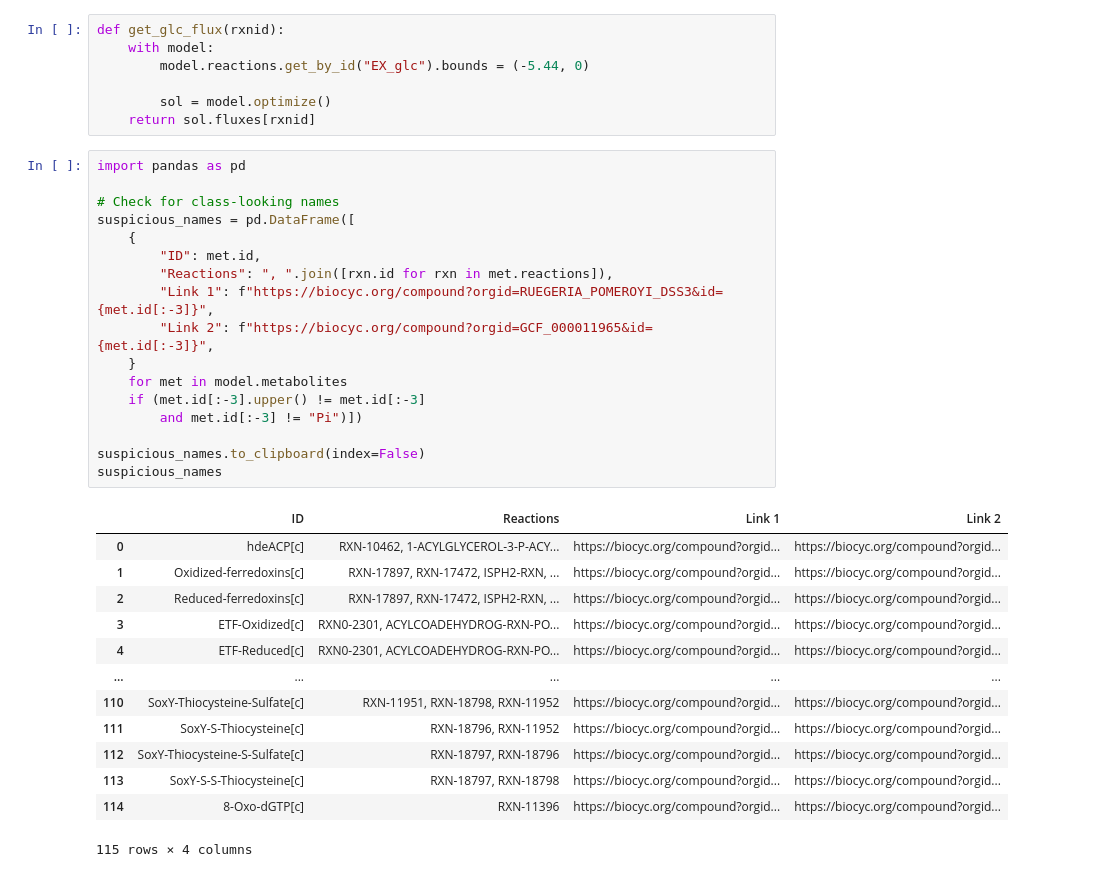
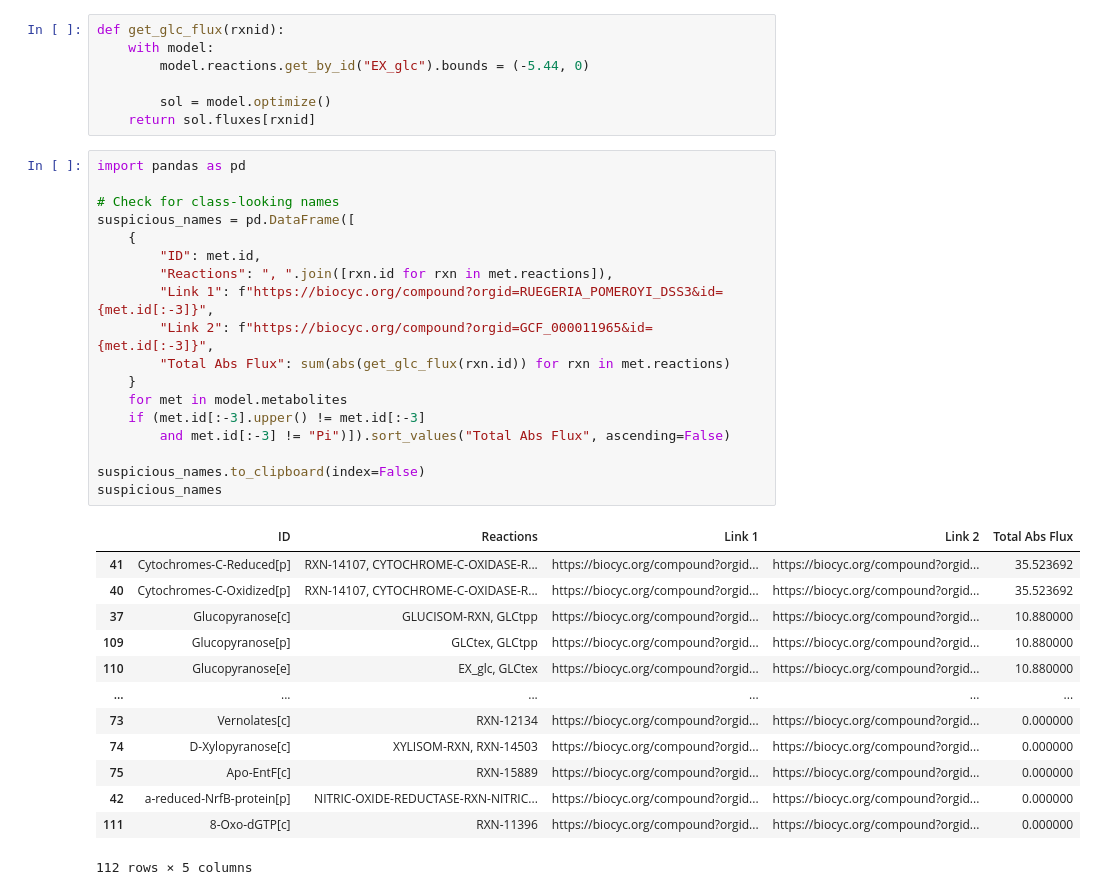
Before and after one commit to C-CoMP-STC/rpom-fba, a Jupyter notebook: notebooks/duplicates.ipynb, the cells around one changed output. Saved outputs shown, nothing was run; the diff lists cells and outputs as text.

```diff
--- a/notebooks/duplicates.ipynb
+++ b/notebooks/duplicates.ipynb
@@ -28,34 +34,35 @@ def get_glc_flux(rxnid):
 # %%
 import pandas as pd
 
 # Check for class-looking names
 suspicious_names = pd.DataFrame([
     {
         "ID": met.id,
         "Reactions": ", ".join([rxn.id for rxn in met.reactions]),
         "Link 1": f"https://biocyc.org/compound?orgid=RUEGERIA_POMEROYI_DSS3&id={met.id[:-3]}",
         "Link 2": f"https://biocyc.org/compound?orgid=GCF_000011965&id={met.id[:-3]}",
+        "Total Abs Flux": sum(abs(get_glc_flux(rxn.id)) for rxn in met.reactions)
     }
     for met in model.metabolites
     if (met.id[:-3].upper() != met.id[:-3]
-        and met.id[:-3] != "Pi")])
+        and met.id[:-3] != "Pi")]).sort_values("Total Abs Flux", ascending=False)
 
 suspicious_names.to_clipboard(index=False)
 suspicious_names
 # %% [output]
-|  | ID | Reactions | Link 1 | Link 2 |
-| 0 | hdeACP[c] | RXN-10462, 1-ACYLGLYCEROL-3-P-ACY... | https://biocyc.org/compound?orgid... | https://biocyc.org/compound?orgid... |
-| 1 | Oxidized-ferredoxins[c] | RXN-17897, RXN-17472, ISPH2-RXN, ... | https://biocyc.org/compound?orgid... | https://biocyc.org/compound?orgid... |
-| 2 | Reduced-ferredoxins[c] | RXN-17897, RXN-17472, ISPH2-RXN, ... | https://biocyc.org/compound?orgid... | https://biocyc.org/compound?orgid... |
-| 3 | ETF-Oxidized[c] | RXN0-2301, ACYLCOADEHYDROG-RXN-PO... | https://biocyc.org/compound?orgid... | https://biocyc.org/compound?orgid... |
-| 4 | ETF-Reduced[c] | RXN0-2301, ACYLCOADEHYDROG-RXN-PO... | https://biocyc.org/compound?orgid... | https://biocyc.org/compound?orgid... |
-| ... | ... | ... | ... | ... |
-| 110 | SoxY-Thiocysteine-Sulfate[c] | RXN-11951, RXN-18798, RXN-11952 | https://biocyc.org/compound?orgid... | https://biocyc.org/compound?orgid... |
-| 111 | SoxY-S-Thiocysteine[c] | RXN-18796, RXN-11952 | https://biocyc.org/compound?orgid... | https://biocyc.org/compound?orgid... |
-| 112 | SoxY-Thiocysteine-S-Sulfate[c] | RXN-18797, RXN-18796 | https://biocyc.org/compound?orgid... | https://biocyc.org/compound?orgid... |
-| 113 | SoxY-S-S-Thiocysteine[c] | RXN-18797, RXN-18798 | https://biocyc.org/compound?orgid... | https://biocyc.org/compound?orgid... |
-| 114 | 8-Oxo-dGTP[c] | RXN-11396 | https://biocyc.org/compound?orgid... | https://biocyc.org/compound?orgid... |
+|  | ID | Reactions | Link 1 | Link 2 | Total Abs Flux |
+| 41 | Cytochromes-C-Reduced[p] | RXN-14107, CYTOCHROME-C-OXIDASE-R... | https://biocyc.org/compound?orgid... | https://biocyc.org/compound?orgid... | 35.523692 |
+| 40 | Cytochromes-C-Oxidized[p] | RXN-14107, CYTOCHROME-C-OXIDASE-R... | https://biocyc.org/compound?orgid... | https://biocyc.org/compound?orgid... | 35.523692 |
+| 37 | Glucopyranose[c] | GLUCISOM-RXN, GLCtpp | https://biocyc.org/compound?orgid... | https://biocyc.org/compound?orgid... | 10.880000 |
+| 109 | Glucopyranose[p] | GLCtex, GLCtpp | https://biocyc.org/compound?orgid... | https://biocyc.org/compound?orgid... | 10.880000 |
+| 110 | Glucopyranose[e] | EX_glc, GLCtex | https://biocyc.org/compound?orgid... | https://biocyc.org/compound?orgid... | 10.880000 |
+| ... | ... | ... | ... | ... | ... |
+| 73 | Vernolates[c] | RXN-12134 | https://biocyc.org/compound?orgid... | https://biocyc.org/compound?orgid... | 0.000000 |
+| 74 | D-Xylopyranose[c] | XYLISOM-RXN, RXN-14503 | https://biocyc.org/compound?orgid... | https://biocyc.org/compound?orgid... | 0.000000 |
+| 75 | Apo-EntF[c] | RXN-15889 | https://biocyc.org/compound?orgid... | https://biocyc.org/compound?orgid... | 0.000000 |
+| 42 | a-reduced-NrfB-protein[p] | NITRIC-OXIDE-REDUCTASE-RXN-NITRIC... | https://biocyc.org/compound?orgid... | https://biocyc.org/compound?orgid... | 0.000000 |
+| 111 | 8-Oxo-dGTP[c] | RXN-11396 | https://biocyc.org/compound?orgid... | https://biocyc.org/compound?orgid... | 0.000000 |
-115 rows × 4 columns
+112 rows × 5 columns
 # %%
 instanced_reactions = pd.DataFrame([
     {
```
Also changed, not shown: parts of 7 cells of this notebook, 19 other files.
